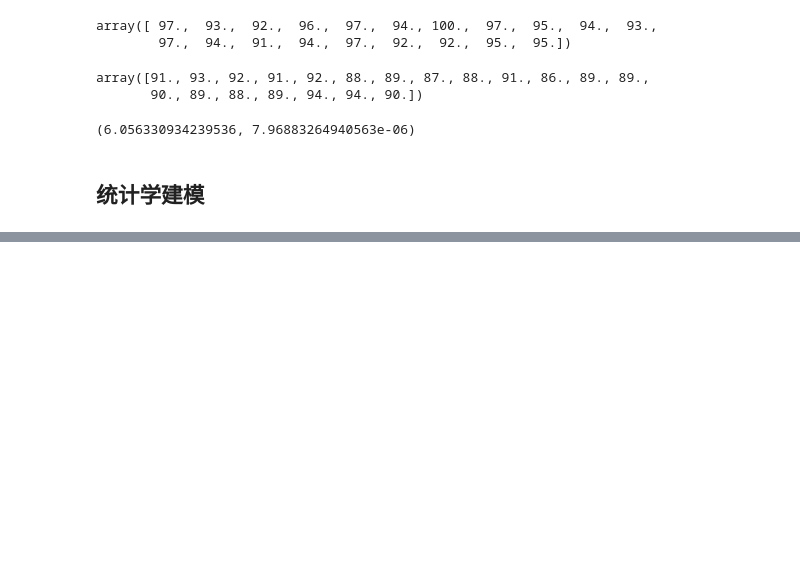
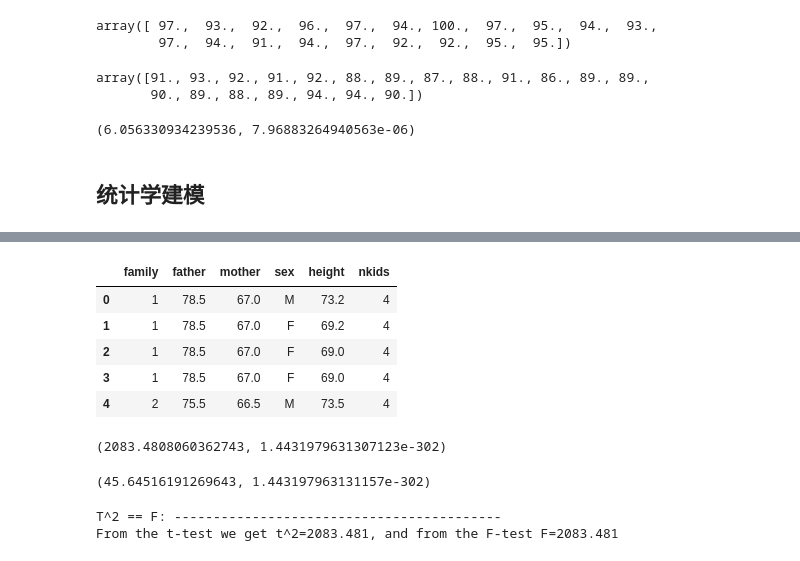
Before and after one commit to longfengpili/statsintro_python, a Jupyter notebook: 第八章数值型数据的均值检验.ipynb, the cells around one changed output, grey strips where cells are left out. Saved outputs shown, nothing was run; the diff lists cells and outputs as text; code cells hidden in the pictures; blank space fills up the shorter version.

```diff
--- a/第八章数值型数据的均值检验.ipynb
+++ b/第八章数值型数据的均值检验.ipynb
@@ -280,0 +373,28 @@ ImportError: cannot import name 'factorial' from 'scipy.misc' (D:\ProgramData\An
+# %%
+# Get the data
+data = pd.read_csv('./ISP/Code_Quantlets/08_TestsMeanValues/anovaOneway/galton.csv')
+data[:5]
+
+# First, calculate the F- and the T-values, ...
+F_statistic, pVal = stats.f_oneway(data['father'], data['mother'])
+F_statistic, pVal
+t_val, pVal_t = stats.ttest_ind(data['father'], data['mother'])
+t_val, pVal_t
+
+# ... and show that t**2 = F
+print('\nT^2 == F: ------------------------------------------')
+print(('From the t-test we get t^2={0:5.3f}, and from the F-test F={1:5.3f}'.format(t_val**2, F_statistic)))
+
+# numeric test
+np.testing.assert_almost_equal(t_val**2, F_statistic)
+# %% [output]
+|  | family | father | mother | sex | height | nkids |
+| 0 | 1 | 78.5 | 67.0 | M | 73.2 | 4 |
+| 1 | 1 | 78.5 | 67.0 | F | 69.2 | 4 |
+| 2 | 1 | 78.5 | 67.0 | F | 69.0 | 4 |
+| 3 | 1 | 78.5 | 67.0 | F | 69.0 | 4 |
+| 4 | 2 | 75.5 | 66.5 | M | 73.5 | 4 |
+(2083.4808060362743, 1.4431979631307123e-302)
+(45.64516191269643, 1.443197963131157e-302)
+T^2 == F: ------------------------------------------
+From the t-test we get t^2=2083.481, and from the F-test F=2083.481
```
Also changed, not shown: parts of 14 cells of this notebook.
